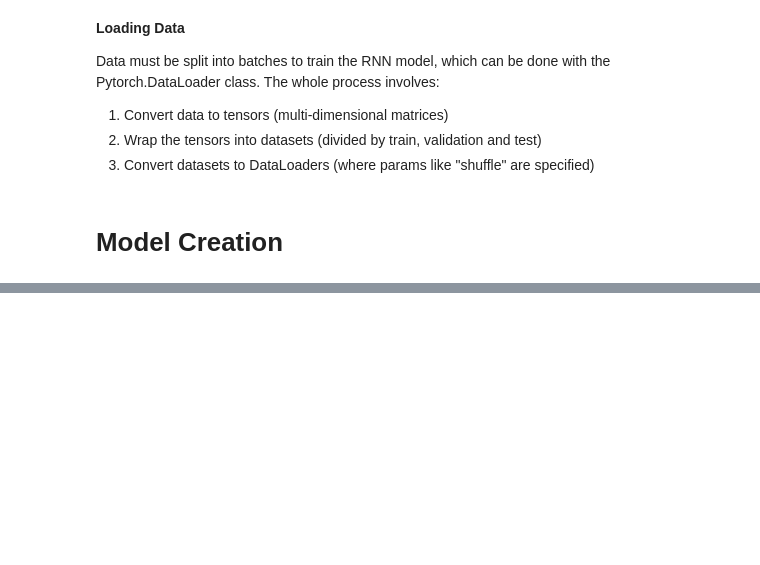
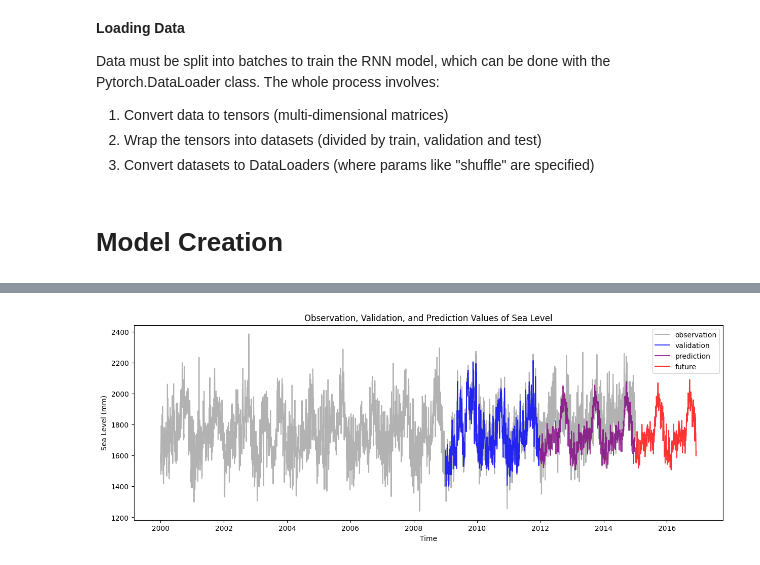
Before and after one commit to AyazCiplak/ml-sea-level-predictor, a Jupyter notebook: model.ipynb, the cells around one changed output, grey strips where cells are left out. Cells and saved outputs as stored; diff of their text form; code cells hidden in the pictures; blank space fills up the shorter version.

```diff
--- a/model.ipynb
+++ b/model.ipynb
@@ -409,0 +876,79 @@ Source for LSTMModel class implementation: https://www.educative.io/answers/how-
+# %%
+def give_year_name(df, start, end, name):
+    i = start
+    while i <= end:
+        df[f'{name}_{i}'] = 0
+        i += 1
+
+    return df
+from datetime import date
+
+def plot_all(df_result, df_train, df_val):
+    plt.figure(figsize=(15,5))
+    observation = sns.lineplot(x = df_train.index, y=df_train.value, color='k', alpha = 0.3, label = 'observation')
+    validation = sns.lineplot(x = df_val.index, y=df_val.prediction, color='b', alpha = 0.8, label = 'validation')
+    prediction = sns.lineplot(x = df_result.index, y=df_result.prediction, color='#800080', alpha = 0.8, label = 'prediction')
+
+    plt.title("Observation, Validation, and Prediction Values of Sea Level")
+    plt.xlabel('Time')
+    plt.ylabel('Sea Level (mm)')
+
+sdate = date(2015,1,1)   # define start date
+edate = date(2016,12,31)   # define end date
+
+# make a dataframe with range of sdate and edate
+df_future = pd.DataFrame(pd.date_range(sdate, edate, freq='d'))
+df_future.columns = ['time']
+df_future['value'] = 0 # it's just here because the function need it as an input
+df_future.set_index('time', inplace=True)
+
+# make features with datetime object
+df_future = (df_future
+             .assign(day = df_future.index.day)
+             .assign(month = df_future.index.month)
+             .assign(year = df_future.index.year)
+            )
+
+# one hot encoding the features
+df_future = onehot_encode(df_future, ['day', 'month'])
+df_future = give_year_name(df_future, 2000, 2014, 'year')
+df_future = onehot_encode(df_future, ['year'])
+
+df_future = generate_cyclical_features(df_future, 'day', 31, 1)
+df_future = generate_cyclical_features(df_future, 'month', 12, 1)
+# split the data that we going to predict
+x_fut, y_fut = split_feature(df_future, 'value')
+
+#scaling
+x_scaler = prp.MinMaxScaler()
+y_scaler = prp.MinMaxScaler()
+scaled_x_train = x_scaler.fit_transform(x_train)
+scaled_x_fut = x_scaler.transform(x_fut)
+# X_fut_arr = np.array(X_fut)
+scaled_y_train = y_scaler.fit_transform(y_train)
+scaled_y_fut = y_scaler.transform(y_fut)
+
+# convert to tensor
+X_fut_tens = torch.Tensor(scaled_x_fut)
+y_fut_tens = torch.Tensor(scaled_y_fut)
+
+# convert to Dataset object (pytorch)
+future = TensorDataset(X_fut_tens, y_fut_tens)
+future_loader = DataLoader(future, batch_size=batch_size, shuffle=False, drop_last=True)
+# predict using evaluate function
+fut_predictions, fut_values = opt.evaluate(
+    future_loader,
+    batch_size=batch_size,
+    n_features=input_dim
+)
+
+# format the prediction result
+df_future_predict = format_predictions(fut_predictions, fut_values, x_fut, y_scaler)
+def plot_future(df_result, df_train, df_val, df_future):
+    plot_all(df_result, df_train, df_val)
+
+    future = sns.lineplot(x = df_future.index, y=df_future.prediction, color='r', alpha = 0.8, label = 'future')
+
+plot_future(df_result, data_features, df_val, df_future_predict)
+# %% [output]
+[figure, added]
```
Also changed, not shown: parts of 30 cells of this notebook, 1 other file.
